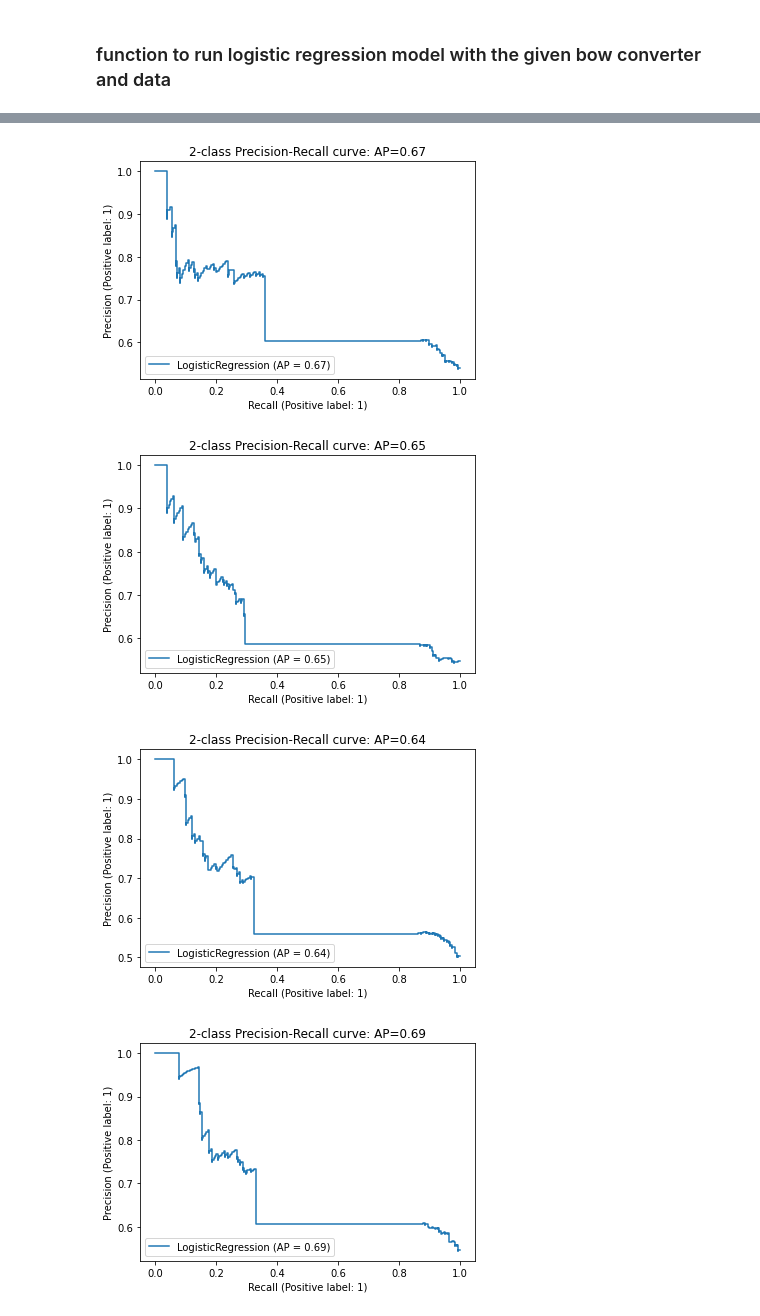
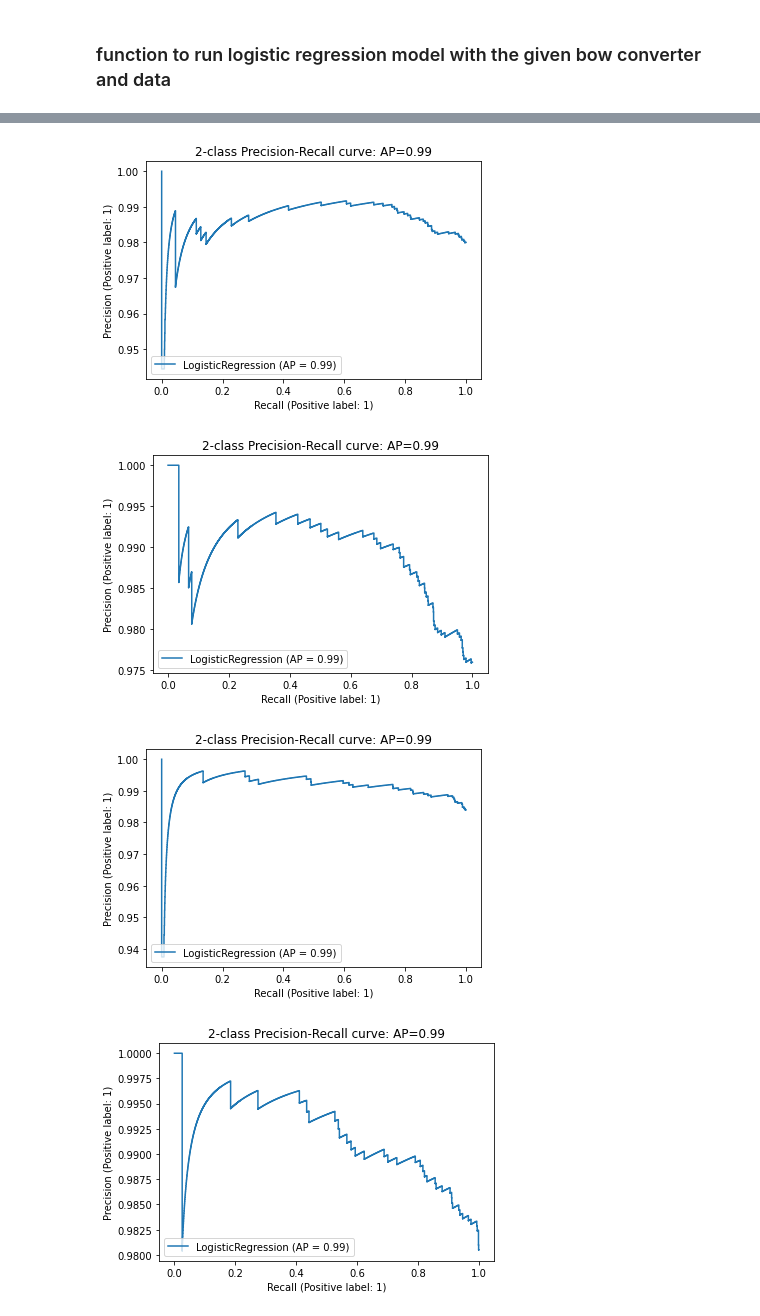
Before and after one commit to dylane1999/StackOverflowQuestionClassification, a Jupyter notebook: logisticRegression-notebook.ipynb, the cells around one changed output, grey strips where cells are left out. Cells and saved outputs as stored; diff of their text form; code cells hidden in the pictures.

```diff
--- a/logisticRegression-notebook.ipynb
+++ b/logisticRegression-notebook.ipynb
@@ -286,5 +293,6 @@ df2[df2["OpenStatus"] != "open"]
 # pos_labels = np.fromiter([1 for i in range(len(pos_data))], int)  # create positive labels
 # allLabels = np.concatenate((neg_labels, pos_labels))
 
-df['Titles_Cleaned'] = list(map(clean_text, df["Title"]))
-df['Titles_Cleaned']
+dataSample['Titles_Cleaned'] = list(map(clean_text, dataSample["Title"]))
+dataSample['Bodies_Cleaned'] = list(map(clean_text, dataSample["BodyMarkdown"]))
+dataSample['Title_Text_Cleaned'] = list(map(clean_text, dataSample["titletext"]))
@@ -304,7 +319,7 @@ Name: Titles_Cleaned, Length: 3370528, dtype: object
 # %% [markdown]
 ### function to run logistic regression model with the given bow converter and data
 # %%
-def run_logisitc(allData, description,  bow_converter, _C=1.0,):
+def run_logisitc(allData, allLabels, description,  bow_converter, _C=1.0,):
     kf = KFold(n_splits=5, shuffle=True)
     for trainingIndex, testingIndex in kf.split(allData):
         # get the train/test labels and data from split
@@ -333,3 +348,7 @@ def run_logisitc(allData, description,  bow_converter, _C=1.0,):
         disp = plot_precision_recall_curve(model, testingData, testingLabels)
         disp.ax_.set_title('2-class Precision-Recall curve: '
                         'AP={0:0.2f}'.format(average_precision))
+# %%
+# turn into numpy array
+allLabels = np.array(dataSample['All_Labels'])
+allLabels.size
@@ -335,0 +357,4 @@ def run_logisitc(allData, description,  bow_converter, _C=1.0,):
+# %%
+# turn into numpy array
+titlesAndText = np.array(dataSample['Title_Text_Cleaned'])
+titlesAndText.size
@@ -336,4 +363,4 @@ def run_logisitc(allData, description,  bow_converter, _C=1.0,):
 # %%
-bigram_converter = CountVectorizer(tokenizer=lambda doc: doc, ngram_range=[2,2], lowercase=False)
-run_logisitc(df['Text_Cleaned'], "bigram BOW", bigram_converter)
+bigram_converter = CountVectorizer(tokenizer=lambda doc: doc, lowercase=False)
+run_logisitc(titlesAndText, allLabels, "bigram BOW", bigram_converter)
 # %% [output]
@@ -346,4 +373,4 @@ trigram BOW  model score:  0.5725
-[figure, old version]
+[figure, new version]
-[figure, old version]
+[figure, new version]
-[figure, old version]
+[figure, new version]
-[figure, old version]
+[figure, new version]
```
Also changed, not shown: parts of 26 cells of this notebook, 1 other file.
